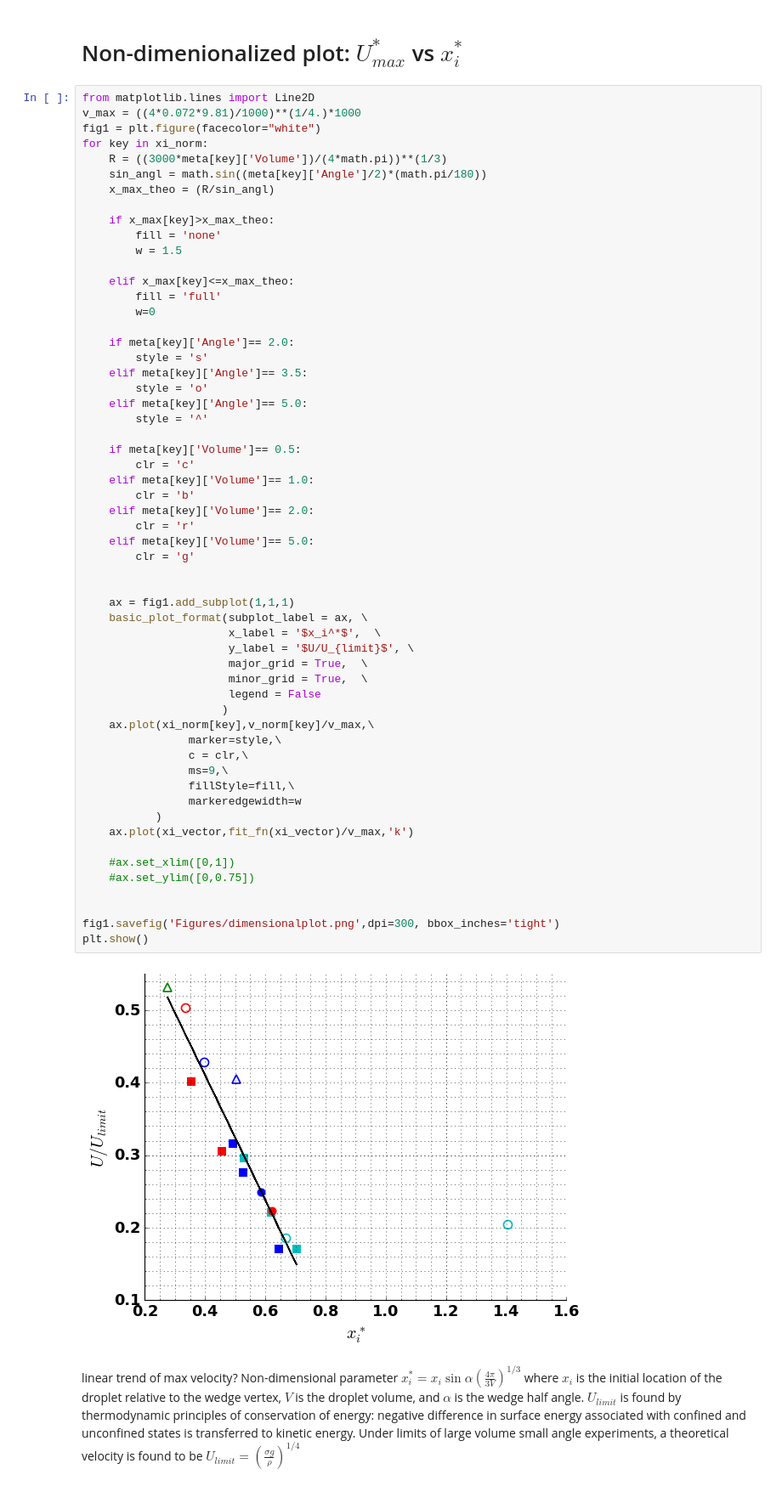
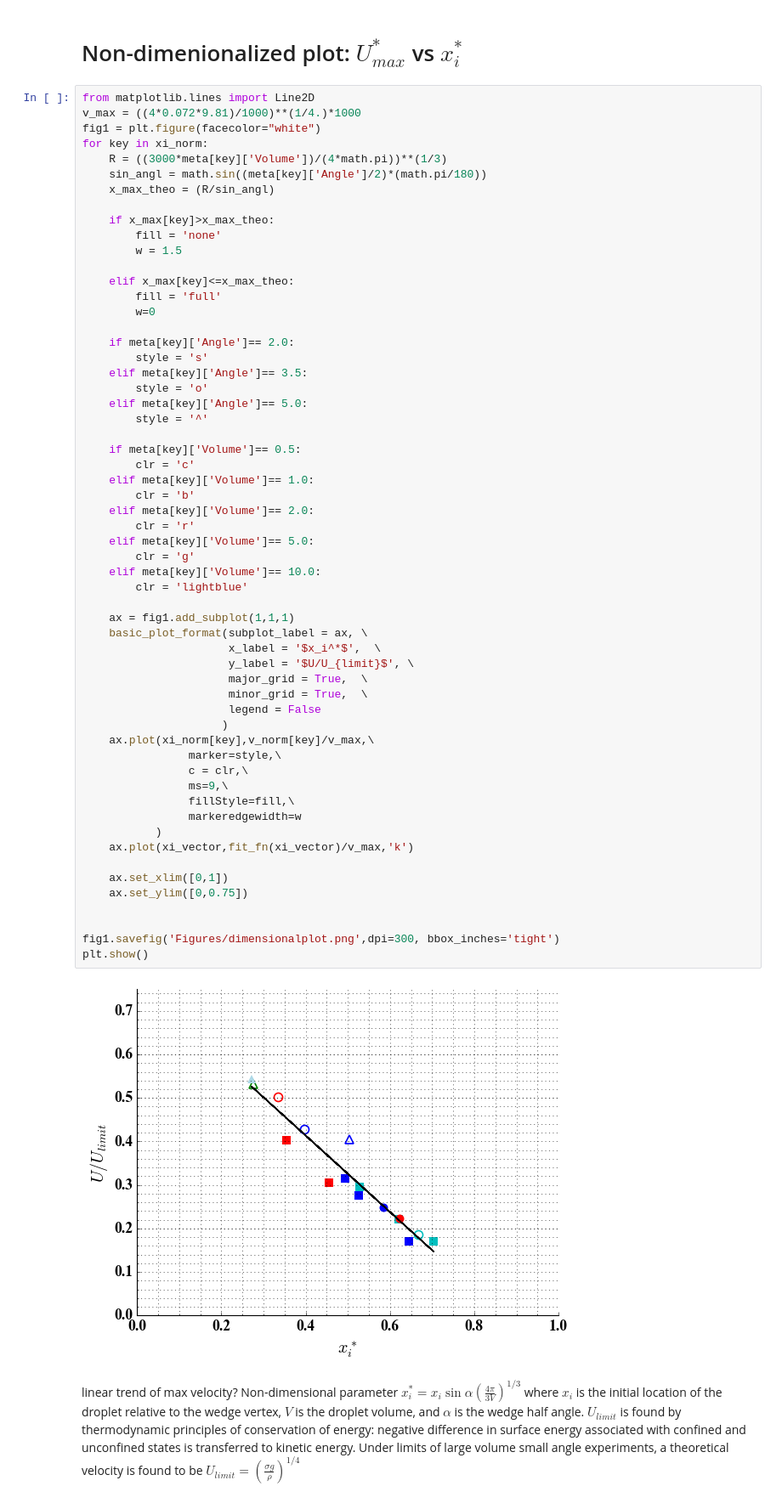
Before and after one commit to loganjt/DropletJumpWedge, a Jupyter notebook: Repos_Data/plotter_notebook.ipynb, the cells around one changed output. Shown: that part at 85% size. Drawn from its saved outputs; the diff is of its cells as text.

```diff
--- a/Repos_Data/plotter_notebook.ipynb
+++ b/Repos_Data/plotter_notebook.ipynb
@@ -298,36 +301,37 @@ for key in xi_norm:
         clr = 'c'
     elif meta[key]['Volume']== 1.0:
         clr = 'b'
     elif meta[key]['Volume']== 2.0:
         clr = 'r'
     elif meta[key]['Volume']== 5.0:
         clr = 'g'
-
+    elif meta[key]['Volume']== 10.0:
+        clr = 'lightblue'
 
     ax = fig1.add_subplot(1,1,1)
     basic_plot_format(subplot_label = ax, \
                       x_label = '$x_i^*$',  \
                       y_label = '$U/U_{limit}$', \
                       major_grid = True,  \
                       minor_grid = True,  \
                       legend = False
                      )
     ax.plot(xi_norm[key],v_norm[key]/v_max,\
                 marker=style,\
                 c = clr,\
                 ms=9,\
                 fillStyle=fill,\
                 markeredgewidth=w
            )
     ax.plot(xi_vector,fit_fn(xi_vector)/v_max,'k')
 
-    #ax.set_xlim([0,1])
-    #ax.set_ylim([0,0.75])
+    ax.set_xlim([0,1])
+    ax.set_ylim([0,0.75])
 
 
 fig1.savefig('Figures/dimensionalplot.png',dpi=300, bbox_inches='tight')
 plt.show()
 # %% [output]
-[figure, old version]
+[figure, new version]
 # %% [markdown]
 linear trend of max velocity? Non-dimensional parameter $x_i^* = x_i \sin\alpha(\frac{4 \pi}{3 V})^{1/3}  $ where $x_i$ is the initial location of the droplet relative to the wedge vertex, $V$ is the droplet volume, and $\alpha$ is the wedge half angle. $U_{limit}$ is found by thermodynamic principles of conservation of energy: negative difference in surface energy associated with confined and unconfined states is transferred to kinetic energy. Under limits of large volume small angle experiments, a theoretical velocity is found to be $U_{limit} = (\frac{\sigma g}{\rho})^{1/4}$
```
Also changed, not shown: parts of 3 cells of this notebook, 7 other files.
